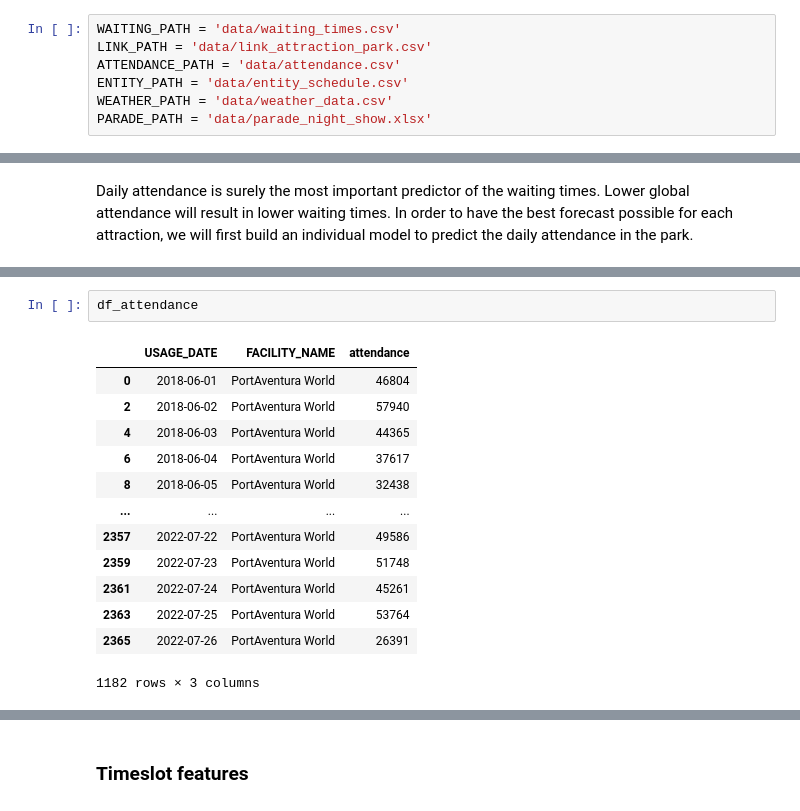
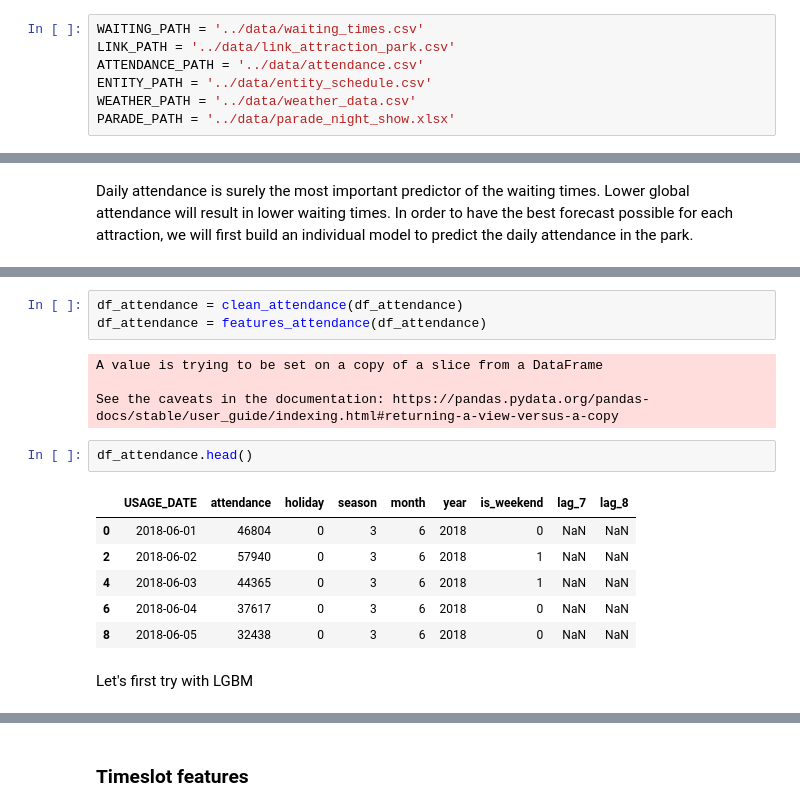
Before and after one commit to MaximeGasc/eleven_challenge, a Jupyter notebook: model.ipynb, the cells around one changed output, grey strips where cells are left out. Saved outputs shown, nothing was run; the diff lists cells and outputs as text.

```diff
--- a/model.ipynb
+++ b/model.ipynb
@@ -9,12 +9,12 @@ import matplotlib.pyplot as plt
 import seaborn as sns
 import plotly.express as px
 # %%
-WAITING_PATH = 'data/waiting_times.csv'
-LINK_PATH = 'data/link_attraction_park.csv'
-ATTENDANCE_PATH = 'data/attendance.csv'
-ENTITY_PATH = 'data/entity_schedule.csv'
-WEATHER_PATH = 'data/weather_data.csv'
-PARADE_PATH = 'data/parade_night_show.xlsx'
+WAITING_PATH = '../data/waiting_times.csv'
+LINK_PATH = '../data/link_attraction_park.csv'
+ATTENDANCE_PATH = '../data/attendance.csv'
+ENTITY_PATH = '../data/entity_schedule.csv'
+WEATHER_PATH = '../data/weather_data.csv'
+PARADE_PATH = '../data/parade_night_show.xlsx'
 # %%
 def join_and_clean(waiting_times_file, link_attraction_park_file, entity_schedule_file, attendance_file,
                     weather_file, parade_file):
@@ -302,16 +387,18 @@ Daily attendance is surely the most important predictor of the waiting times. Lo
+# %%
+df_attendance = clean_attendance(df_attendance)
+df_attendance = features_attendance(df_attendance)
+# %% [output]
+A value is trying to be set on a copy of a slice from a DataFrame
+
+See the caveats in the documentation: https://pandas.pydata.org/pandas-docs/stable/user_guide/indexing.html#returning-a-view-versus-a-copy
 # %%
-df_attendance
+df_attendance.head()
 # %% [output]
-|  | USAGE_DATE | FACILITY_NAME | attendance |
-| 0 | 2018-06-01 | PortAventura World | 46804 |
-| 2 | 2018-06-02 | PortAventura World | 57940 |
-| 4 | 2018-06-03 | PortAventura World | 44365 |
-| 6 | 2018-06-04 | PortAventura World | 37617 |
-| 8 | 2018-06-05 | PortAventura World | 32438 |
-| ... | ... | ... | ... |
-| 2357 | 2022-07-22 | PortAventura World | 49586 |
-| 2359 | 2022-07-23 | PortAventura World | 51748 |
-| 2361 | 2022-07-24 | PortAventura World | 45261 |
-| 2363 | 2022-07-25 | PortAventura World | 53764 |
-| 2365 | 2022-07-26 | PortAventura World | 26391 |
+|  | USAGE_DATE | attendance | holiday | season | month | year | is_weekend | lag_7 | lag_8 |
+| 0 | 2018-06-01 | 46804 | 0 | 3 | 6 | 2018 | 0 | NaN | NaN |
+| 2 | 2018-06-02 | 57940 | 0 | 3 | 6 | 2018 | 1 | NaN | NaN |
+| 4 | 2018-06-03 | 44365 | 0 | 3 | 6 | 2018 | 1 | NaN | NaN |
+| 6 | 2018-06-04 | 37617 | 0 | 3 | 6 | 2018 | 0 | NaN | NaN |
+| 8 | 2018-06-05 | 32438 | 0 | 3 | 6 | 2018 | 0 | NaN | NaN |
-1182 rows × 3 columns
+# %% [markdown]
+Let's first try with LGBM
```
Also changed, not shown: parts of 65 cells of this notebook, 1 other file.
